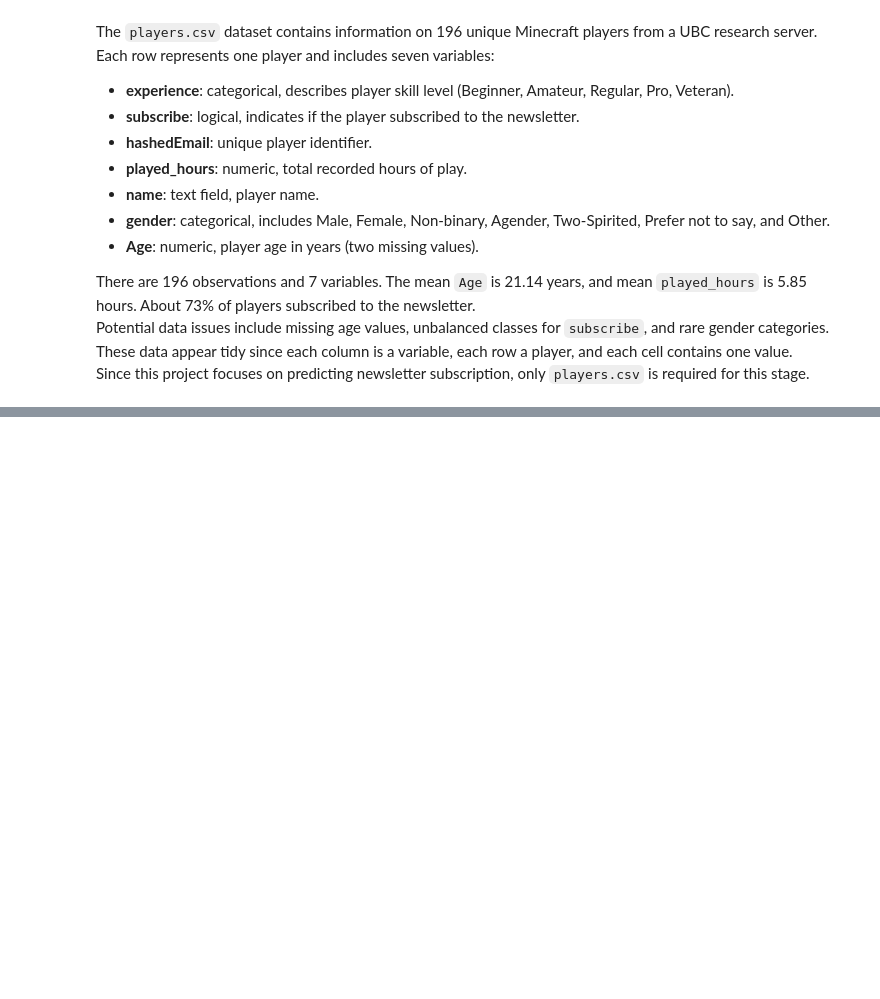
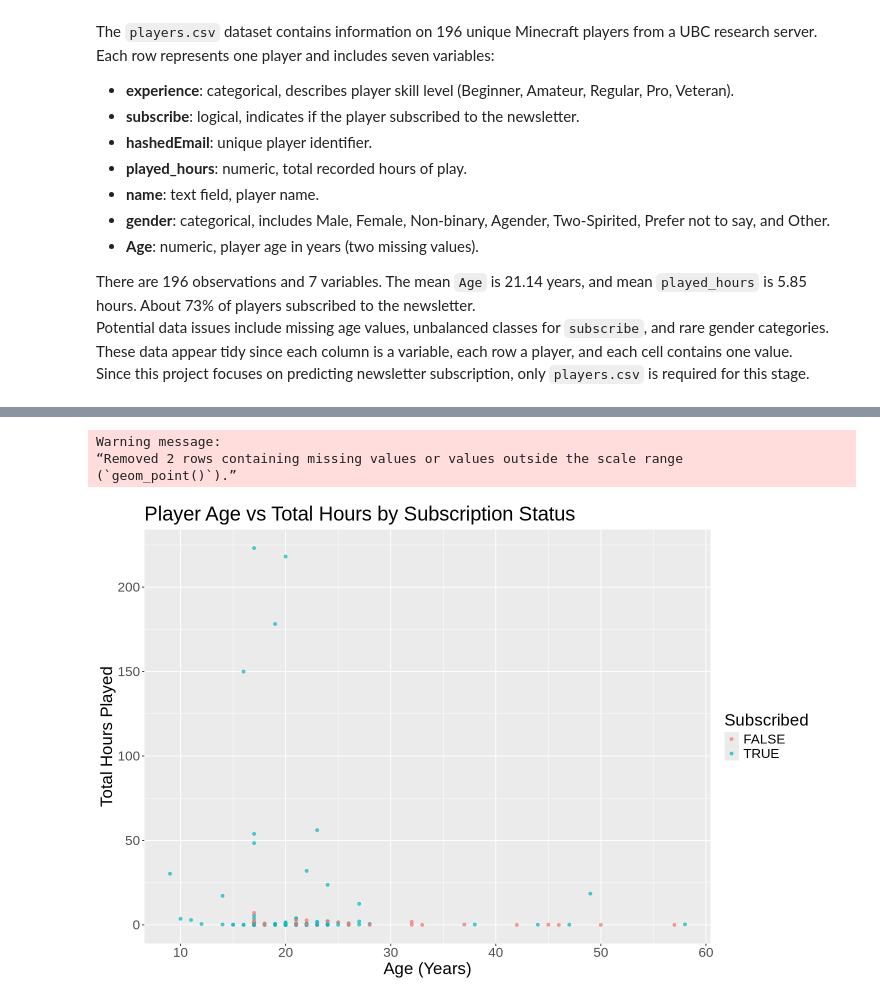
Before and after one commit to damianholender/DSCI100-IndividualPlanning-DamianOlender, a Jupyter notebook: DSCI100_IndividualPlanning_DamianOlender_Group009-27.ipynb, the cells around one changed output, grey strips where cells are left out. Drawn from its saved outputs; the diff is of its cells as text; code cells hidden in the pictures; blank space fills up the shorter version.

```diff
--- a/DSCI100_IndividualPlanning_DamianOlender_Group009-27.ipynb
+++ b/DSCI100_IndividualPlanning_DamianOlender_Group009-27.ipynb
@@ -37,0 +118,14 @@ Minimal wrangling is required: factor encoding for categorical variables and mea
+# %%
+#Plot 2: Relationship between age and total hours by subscription status
+
+options(repr.plot.height = 8, repr.plot.width = 12)
+players_tidy |>
+  ggplot(aes(x = Age, y = total_hours, color = subscribed)) +
+  geom_point(alpha = 0.7) +
+  labs(title = "Player Age vs Total Hours by Subscription Status", x = "Age (Years)", y = "Total Hours Played", color = "Subscribed") +
+theme(text = element_text(size = 20))
+# %% [output]
+Warning message:
+“Removed 2 rows containing missing values or values outside the scale range
+(`geom_point()`).”
+[figure, added]
```
Also changed, not shown: parts of 11 cells of this notebook.
